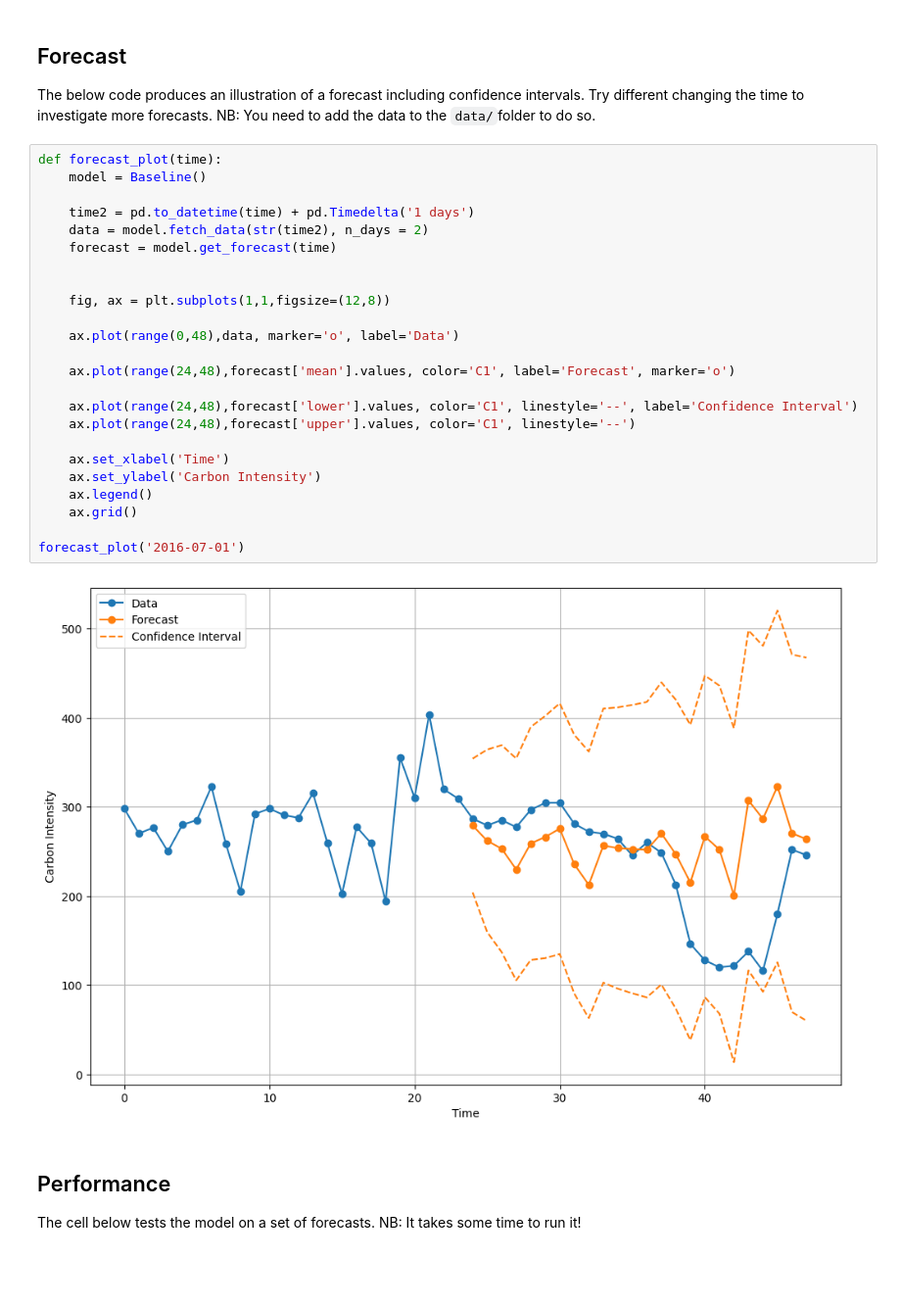
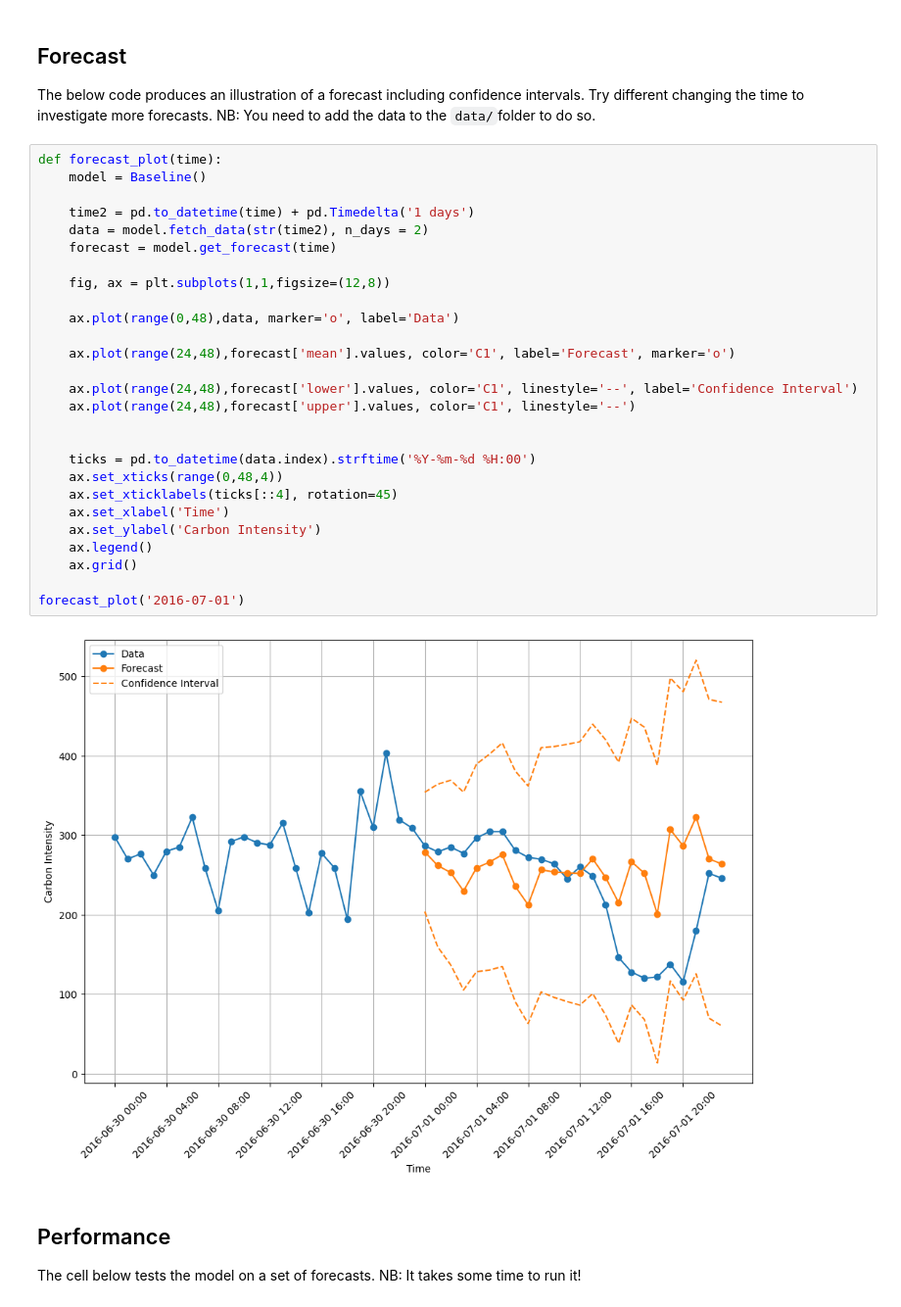
Before and after one commit to petergroenning/em_challenge, a Jupyter notebook: notebooks/results.ipynb, the cells around one changed output. Shown: that part at 98% size. Saved outputs shown, nothing was run; the diff lists cells and outputs as text; blank space fills up the shorter version.

```diff
--- a/notebooks/results.ipynb
+++ b/notebooks/results.ipynb
@@ -15,29 +15,32 @@ NB: You need to add the data to the `data/`folder to do so.
 # %%
 def forecast_plot(time):
     model = Baseline()
 
     time2 = pd.to_datetime(time) + pd.Timedelta('1 days')
     data = model.fetch_data(str(time2), n_days = 2)
     forecast = model.get_forecast(time)
-
 
     fig, ax = plt.subplots(1,1,figsize=(12,8))
 
     ax.plot(range(0,48),data, marker='o', label='Data')
 
     ax.plot(range(24,48),forecast['mean'].values, color='C1', label='Forecast', marker='o')
 
     ax.plot(range(24,48),forecast['lower'].values, color='C1', linestyle='--', label='Confidence Interval')
     ax.plot(range(24,48),forecast['upper'].values, color='C1', linestyle='--')
 
+
+    ticks = pd.to_datetime(data.index).strftime('%Y-%m-%d %H:00')
+    ax.set_xticks(range(0,48,4))
+    ax.set_xticklabels(ticks[::4], rotation=45)
     ax.set_xlabel('Time')
     ax.set_ylabel('Carbon Intensity')
     ax.legend()
     ax.grid()
 
 forecast_plot('2016-07-01')
 # %% [output]
-[figure, old version]
+[figure, new version]
 # %% [markdown]
 ## Performance
 
```
Also changed, not shown: 4 other files.
